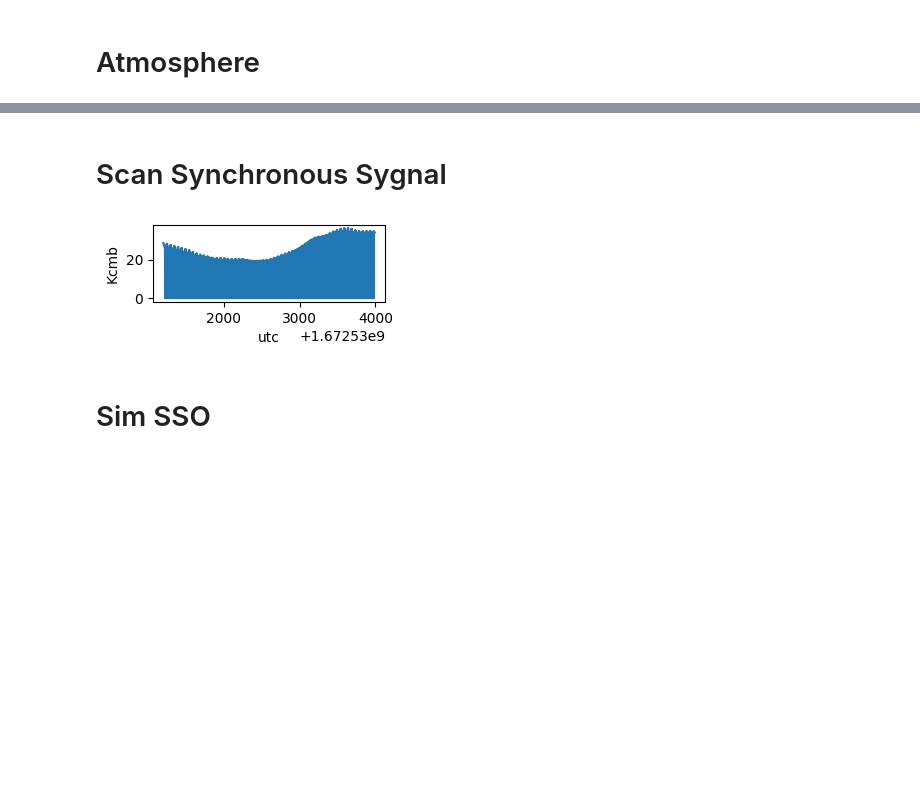
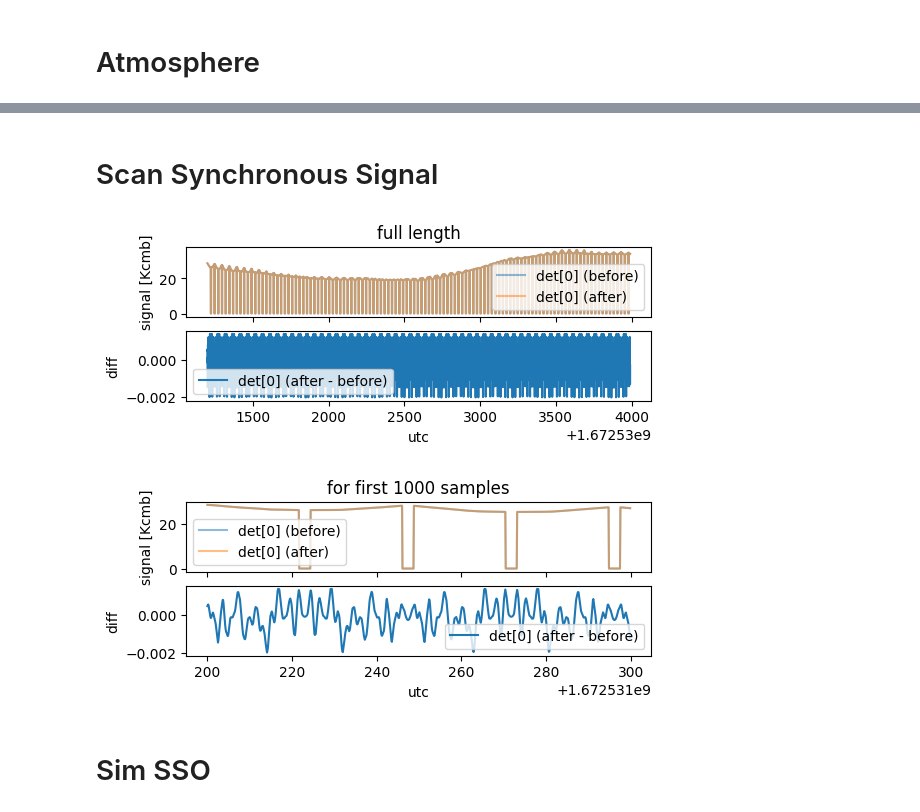
Before and after one commit to tterasaki/bcp, a Jupyter notebook: 220910_manual_planet_sim/manual_sim.ipynb, the cells around one changed output, grey strips where cells are left out. Drawn from its saved outputs; the diff is of its cells as text; code cells hidden in the pictures; blank space fills up the shorter version.

```diff
--- a/220910_manual_planet_sim/manual_sim.ipynb
+++ b/220910_manual_planet_sim/manual_sim.ipynb
@@ -140,10 +243,12 @@ ax.plot(data.obs[0].shared['times'], data.obs[0].shared['azimuth'])
 # %% [markdown]
 # Elevation Noise model
 # %%
-elevation_model = toast.ops.ElevationNoise(name='default_model')
+@decorater_for_comparison
+def apply_elevation_model(data):
+    elevation_model = toast.ops.ElevationNoise(name='default_model')
+    elevation_model.detector_pointing = det_pointing_azel
+    elevation_model.apply(data)
+    return data, elevation_model
 
-elevation_model.detector_pointing = det_pointing_azel
-elevation_model.apply(data)
-
-plot_one_timestream(data)
+data, elevation_model = apply_elevation_model(data)
 # %% [output]
@@ -231,0 +333,22 @@ plot_one_timestream(data)
+# %%
+@decorater_for_comparison
+def apply_sim_atmosphere(data):
+    sim_atmosphere = toast.ops.SimAtmosphere(
+                                            name="sim_atmosphere",
+                                            add_loading=True,
+                                            lmin_center=0.001 * u.m,
+                                            lmin_sigma=0.0001 * u.m,
+                                            lmax_center=1 * u.m,
+                                            lmax_sigma=0.1 * u.m,
+                                            xstep=5 * u.m,
+                                            ystep=5 * u.m,
+                                            zstep=5 * u.m,
+                                            zmax=200 * u.m,
+                                            gain=6e-5,
+                                            wind_dist=3000 * u.m,
+                                            enabled=True,
+                                        )
+    sim_atmosphere.detector_pointing = det_pointing_azel
+    sim_atmosphere.apply(data)
+    return data, sim_atmosphere
+data, sim_atmosphere = apply_sim_atmosphere(data)
@@ -232,13 +358,17 @@ plot_one_timestream(data)
 # %% [markdown]
-# Scan Synchronous Sygnal
+# Scan Synchronous Signal
 # %%
-scan_synchronous_signal = toast.ops.SimScanSynchronousSignal(name='sim_sss')
-scan_synchronous_signal.detector_pointing = det_pointing_azel
-scan_synchronous_signal.apply(data)
+@decorater_for_comparison
+def apply_scan_synchronous_signal(data):
+    scan_synchronous_signal = toast.ops.SimScanSynchronousSignal(name='sim_sss')
+    scan_synchronous_signal.detector_pointing = det_pointing_azel
+    scan_synchronous_signal.apply(data)
+    return data, scan_synchronous_signal
 
-plot_one_timestream(data)
+data, scan_synchronous_signal = apply_scan_synchronous_signal(data)
 # %% [output]
-[figure, old version]
+[figure, new version]
+[figure, added]
 # %% [markdown]
 # Sim SSO
 # %%
```
Also changed, not shown: parts of 32 cells of this notebook.
